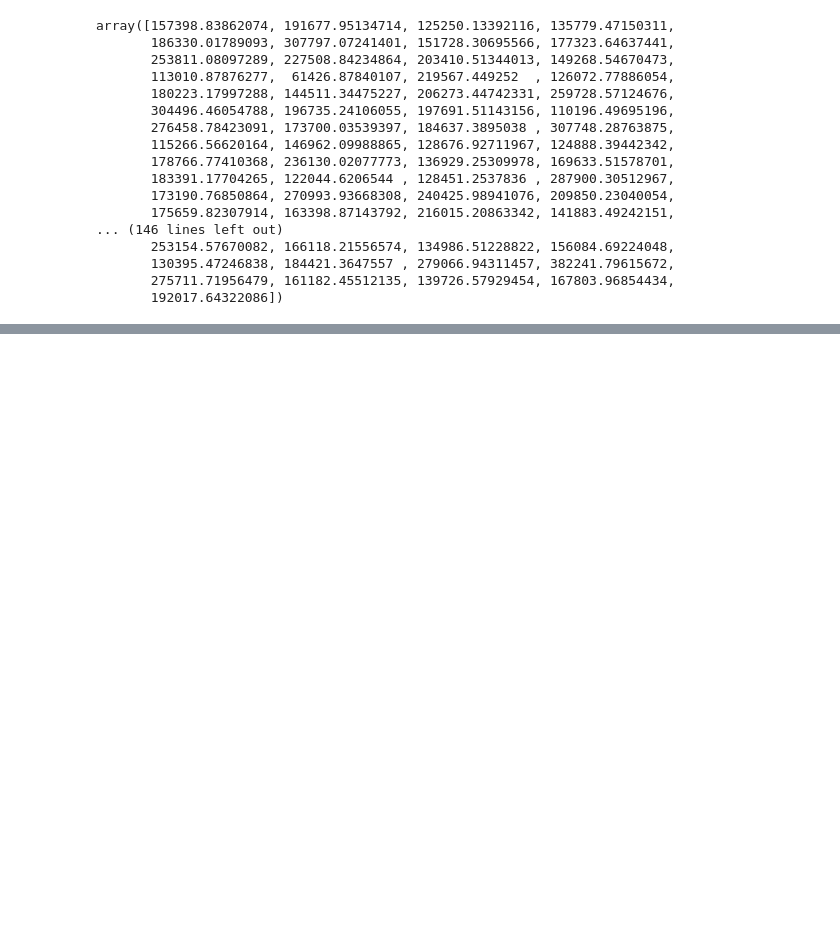
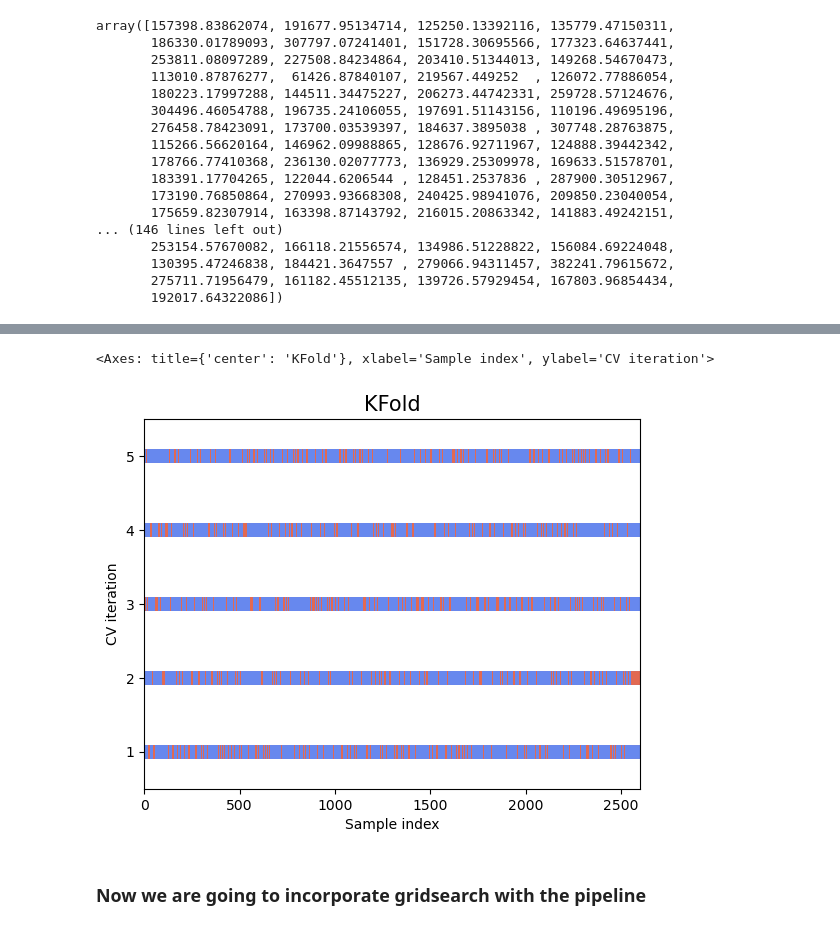
Before and after one commit to Na-ta-lie/Ames-Price-Prediction, a Jupyter notebook: Transformations and Cross Validation.ipynb, the cells around one changed output, grey strips where cells are left out. Cells and saved outputs as stored; diff of their text form; code cells hidden in the pictures; blank space fills up the shorter version.

```diff
--- a/Transformations.ipynb
+++ b/Transformations and Cross Validation.ipynb
@@ -429,0 +648,9 @@ array([157398.83862074, 191677.95134714, 125250.13392116, 135779.47150311,
+# %%
+fig, ax = plt.subplots()
+cv = KFold(shuffle=True, random_state=42)
+plot_cv_indices(cv, X, y, ax, n_splits)
+# %% [output]
+<Axes: title={'center': 'KFold'}, xlabel='Sample index', ylabel='CV iteration'>
+[figure, added]
+# %% [markdown]
+### Now we are going to incorporate gridsearch with the pipeline
```
Also changed, not shown: parts of 48 cells of this notebook.
